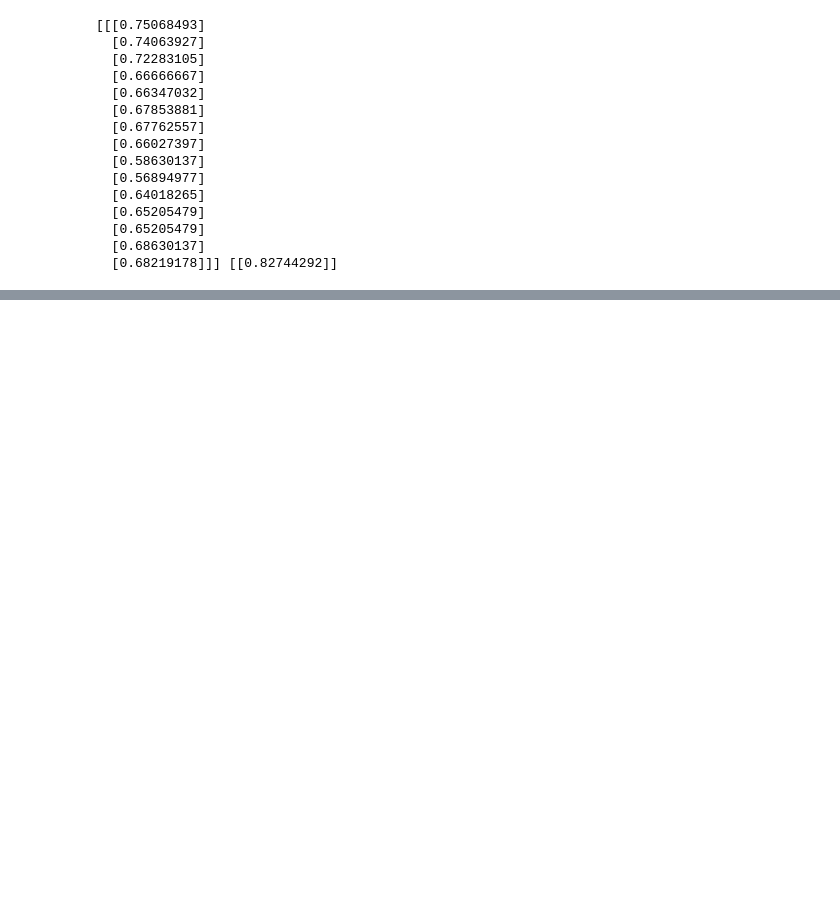
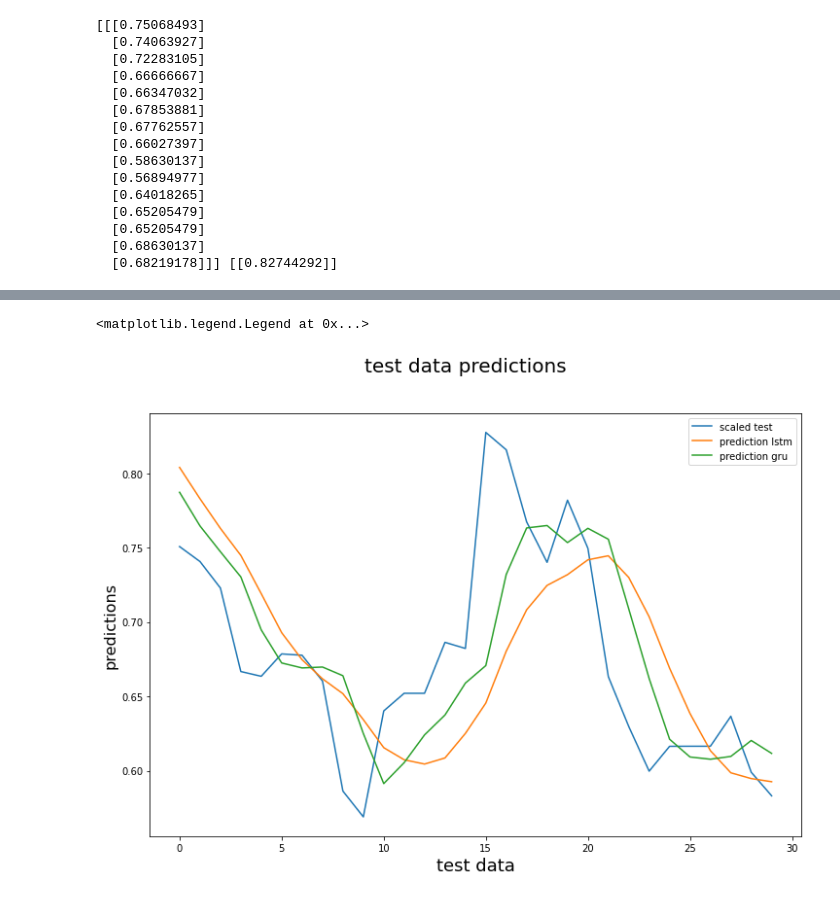
Before and after one commit to ishan-modi/Dollar-Rupee-Predictor, a Jupyter notebook: Dollar_Rupee_Prediction.ipynb, the cells around one changed output, grey strips where cells are left out. Cells and saved outputs as stored; diff of their text form; code cells hidden in the pictures; blank space fills up the shorter version.

```diff
--- a/Dollar_Rupee_Prediction.ipynb
+++ b/Dollar_Rupee_Prediction.ipynb
@@ -154,13 +223,16 @@ for i in range(len(train)-length):
 # %%
-test_predictions=[]
+test_predictions_lstm=[]
+test_predictions_gru=[]
 
 first_eval_batch = scaled_train[-length:]
 current_batch = first_eval_batch.reshape((1, length, n_features))
 
 cnt=0
 for i in range(len(test)):
-    current_pred = model.predict(current_batch)[0]
-    test_predictions.append(current_pred)
-    print(current_pred,scaled_train[i])
+    current_pred1 = model_lstm.predict(current_batch)[0]
+    current_pred2 = model_gru.predict(current_batch)[0]
+    test_predictions_lstm.append(current_pred1)
+    test_predictions_gru.append(current_pred2)
+    print(current_pred1,current_pred2,scaled_train[i])
     current_batch = np.append(current_batch[:,1:,:],[[scaled_test[i]]],axis=1)
 # %% [output]
@@ -225,0 +269,13 @@ See the caveats in the documentation: https://pandas.pydata.org/pandas-docs/stab
+# %%
+import matplotlib.pyplot as plt
+fig=plt.figure(figsize=(12,8))
+fig.suptitle('test data predictions', fontsize=20)
+plt.xlabel('test data', fontsize=18)
+plt.ylabel('predictions', fontsize=16)
+plt.plot(scaled_test,label='scaled test')
+plt.plot(test_predictions_lstm,label='prediction lstm')
+plt.plot(test_predictions_gru,label='prediction gru')
+plt.legend()
+# %% [output]
+<matplotlib.legend.Legend at 0x...>
+[figure, added]
```
Also changed, not shown: parts of 17 cells of this notebook.
